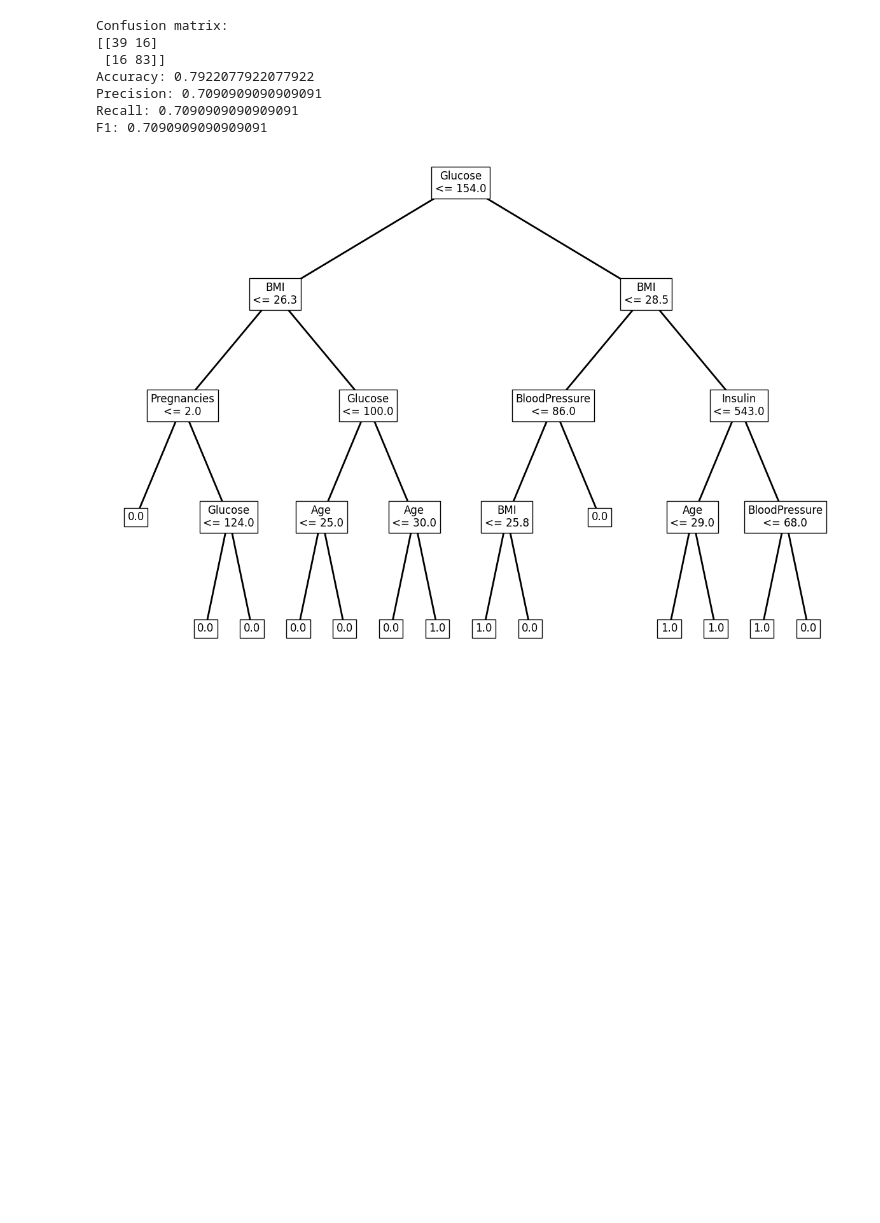
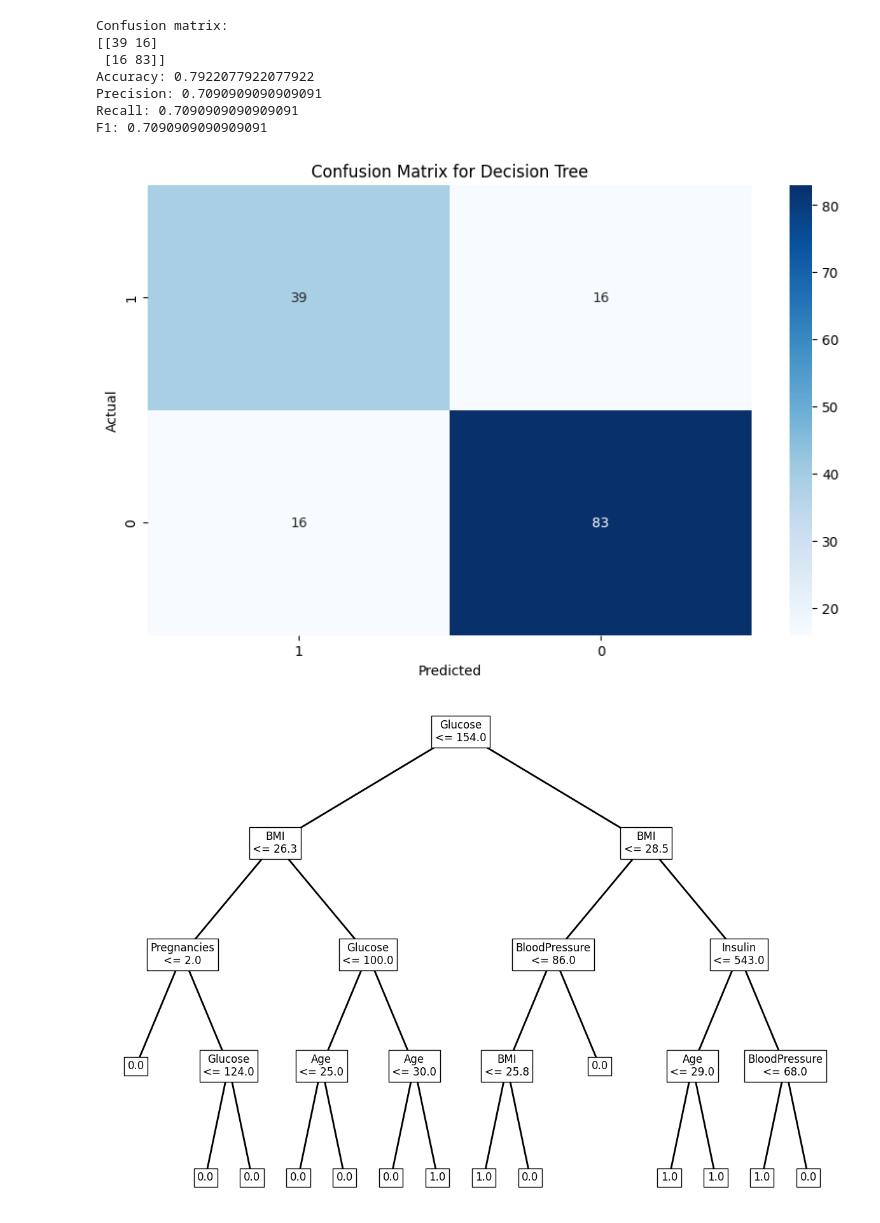
Before and after one commit to omerfarukaydin61/Diabetes-Prediction-with-Machine-Learning, a Jupyter notebook: project.ipynb, the cells around one changed output. Saved outputs shown, nothing was run; the diff lists cells and outputs as text; code cells hidden in the pictures; blank space fills up the shorter version.

Commit message:
Added confusion matrices plot

```diff
--- a/project.ipynb
+++ b/project.ipynb
@@ -48,6 +48,20 @@ Accuracy: 0.7922077922077922
 Precision: 0.7090909090909091
 Recall: 0.7090909090909091
 F1: 0.7090909090909091
+# %%
+plt.figure(figsize=(10,6))
+confusion_matrix = classifier.confusion_matrix(y_test, y_pred)
+confusion_matrix[0][0], confusion_matrix[1][1] = confusion_matrix[1][1], confusion_matrix[0][0]
+confusion_matrix[0][1], confusion_matrix[1][0] = confusion_matrix[1][0], confusion_matrix[0][1]
+sns.heatmap(confusion_matrix, annot=True ,fmt='d', cmap='Blues')
+plt.xlabel('Predicted')
+plt.ylabel('Actual')
+plt.title('Confusion Matrix for Decision Tree')
+
+plt.gca().invert_xaxis()
+plt.gca().invert_yaxis()
+# %% [output]
+[figure, added]
 # %%
 from plot_tree import plot_tree
 feature_names = data.columns[:-1]
```
Also changed, not shown: parts of 2 cells of this notebook.
